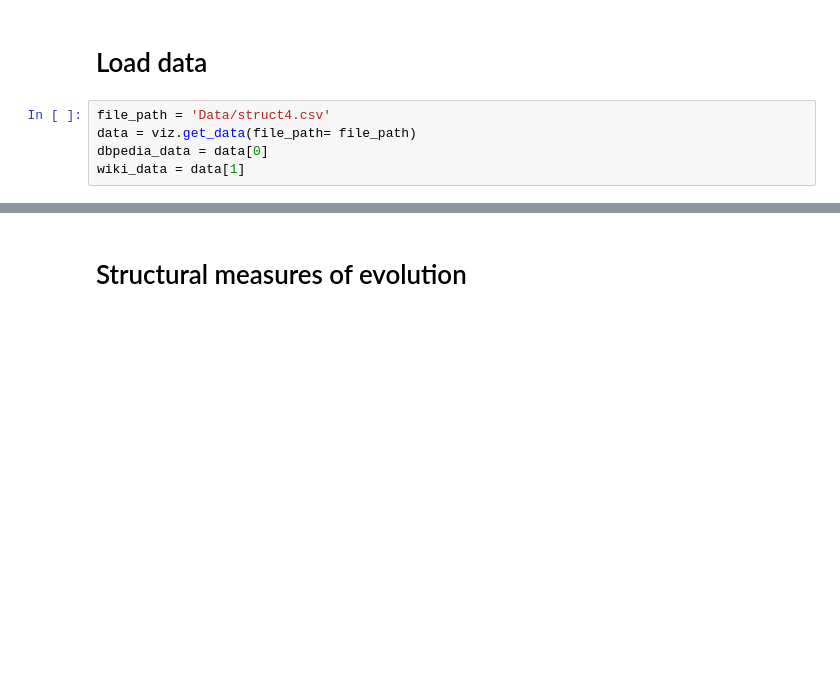
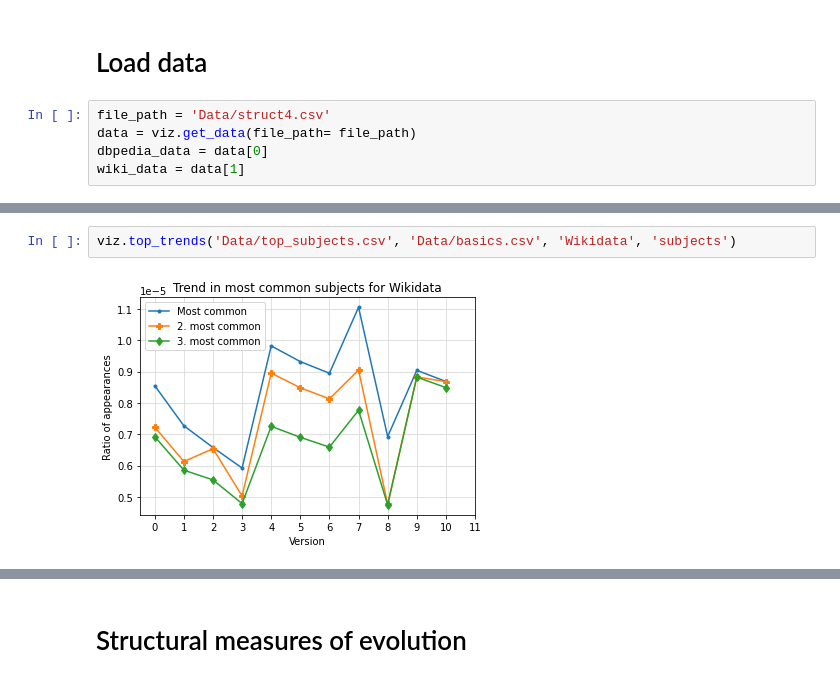
Before and after one commit to EBrandDV/P4, a Jupyter notebook: notebook.ipynb, the cells around one changed output, grey strips where cells are left out. Drawn from its saved outputs; the diff is of its cells as text; blank space fills up the shorter version.

```diff
--- a/notebook.ipynb
+++ b/notebook.ipynb
@@ -20,0 +35,4 @@ wiki_data = data[1]
+# %%
+viz.top_trends('Data/top_subjects.csv', 'Data/basics.csv', 'Wikidata', 'subjects')
+# %% [output]
+[figure, added]
```
Also changed, not shown: parts of 6 cells of this notebook, 1 other file.
